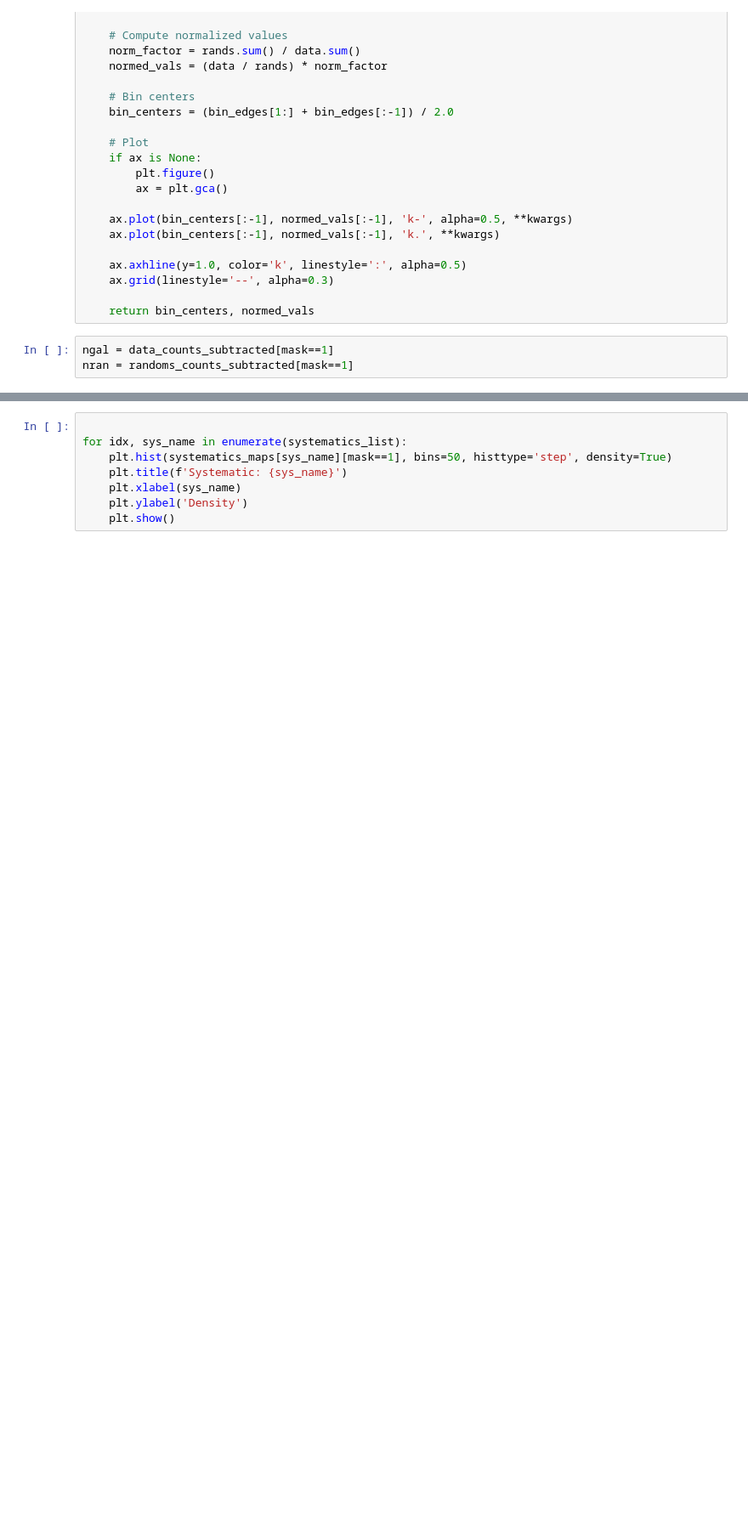
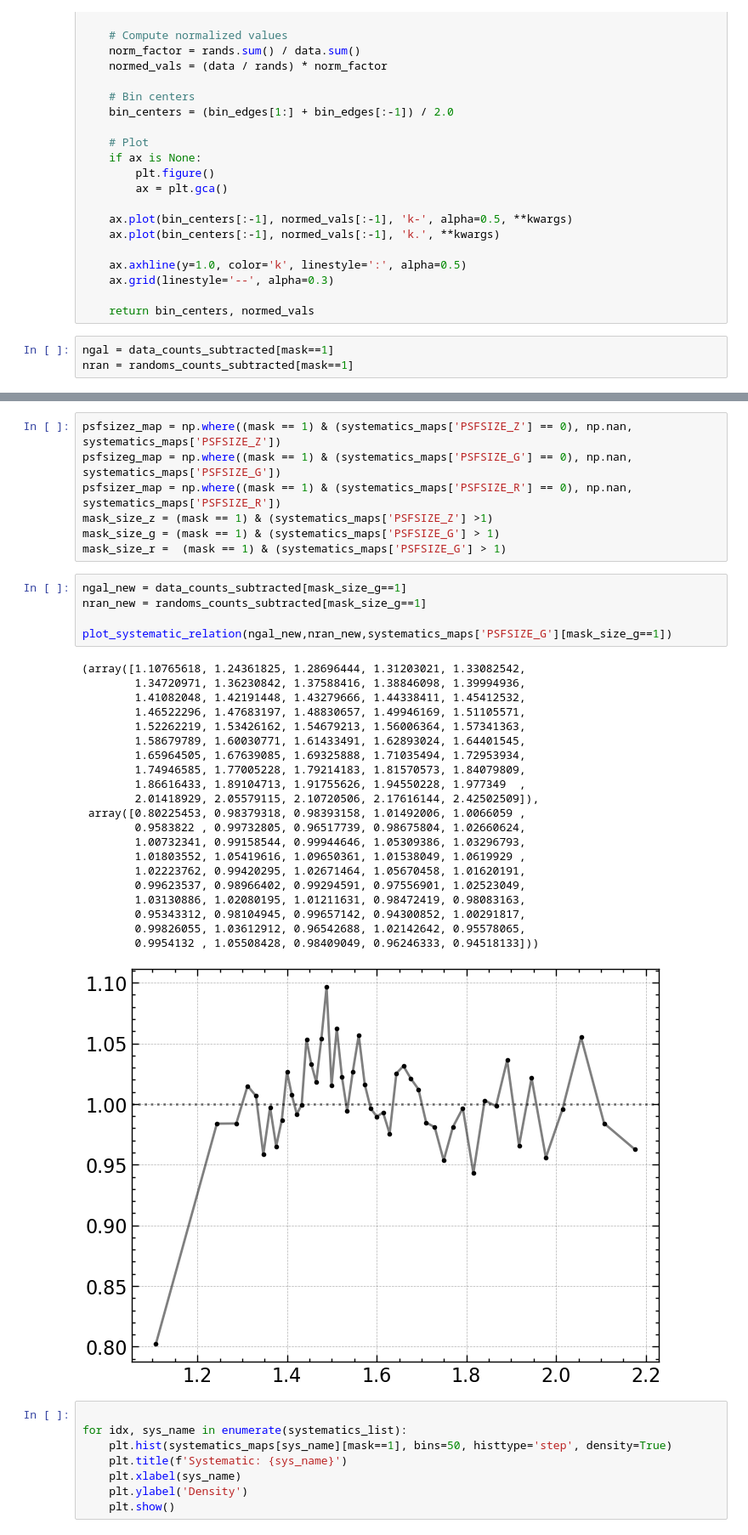
Before and after one commit to Shin107/DESILegacy-PECVEL, a Jupyter notebook: notebooks/regression_systematics.ipynb, the cells around one changed output, grey strips where cells are left out. Shown at 85% size. Drawn from its saved outputs; the diff is of its cells as text; blank space fills up the shorter version.

Commit message:
systematics in PSFSIZE

```diff
--- a/notebooks/regression_systematics.ipynb
+++ b/notebooks/regression_systematics.ipynb
@@ -115,3 +117,37 @@ plt.show()
+# %%
+psfsizez_map = np.where((mask == 1) & (systematics_maps['PSFSIZE_Z'] == 0), np.nan, systematics_maps['PSFSIZE_Z'])
+psfsizeg_map = np.where((mask == 1) & (systematics_maps['PSFSIZE_G'] == 0), np.nan, systematics_maps['PSFSIZE_G'])
+psfsizer_map = np.where((mask == 1) & (systematics_maps['PSFSIZE_R'] == 0), np.nan, systematics_maps['PSFSIZE_R'])
+mask_size_z = (mask == 1) & (systematics_maps['PSFSIZE_Z'] >1)
+mask_size_g = (mask == 1) & (systematics_maps['PSFSIZE_G'] > 1)
+mask_size_r =  (mask == 1) & (systematics_maps['PSFSIZE_G'] > 1)
+# %%
+ngal_new = data_counts_subtracted[mask_size_g==1]
+nran_new = randoms_counts_subtracted[mask_size_g==1]
+
+plot_systematic_relation(ngal_new,nran_new,systematics_maps['PSFSIZE_G'][mask_size_g==1])
+# %% [output]
+(array([1.10765618, 1.24361825, 1.28696444, 1.31203021, 1.33082542,
+        1.34720971, 1.36230842, 1.37588416, 1.38846098, 1.39994936,
+        1.41082048, 1.42191448, 1.43279666, 1.44338411, 1.45412532,
+        1.46522296, 1.47683197, 1.48830657, 1.49946169, 1.51105571,
+        1.52262219, 1.53426162, 1.54679213, 1.56006364, 1.57341363,
+        1.58679789, 1.60030771, 1.61433491, 1.62893024, 1.64401545,
+        1.65964505, 1.67639085, 1.69325888, 1.71035494, 1.72953934,
+        1.74946585, 1.77005228, 1.79214183, 1.81570573, 1.84079809,
+        1.86616433, 1.89104713, 1.91755626, 1.94550228, 1.977349  ,
+        2.01418929, 2.05579115, 2.10720506, 2.17616144, 2.42502509]),
+ array([0.80225453, 0.98379318, 0.98393158, 1.01492006, 1.0066059 ,
+        0.9583822 , 0.99732805, 0.96517739, 0.98675804, 1.02660624,
+        1.00732341, 0.99158544, 0.99944646, 1.05309386, 1.03296793,
+        1.01803552, 1.05419616, 1.09650361, 1.01538049, 1.0619929 ,
+        1.02223762, 0.99420295, 1.02671464, 1.05670458, 1.01620191,
+        0.99623537, 0.98966402, 0.99294591, 0.97556901, 1.02523049,
+        1.03130886, 1.02080195, 1.01211631, 0.98472419, 0.98083163,
+        0.95343312, 0.98104945, 0.99657142, 0.94300852, 1.00291817,
+        0.99826055, 1.03612912, 0.96542688, 1.02142642, 0.95578065,
+        0.9954132 , 1.05508428, 0.98409049, 0.96246333, 0.94518133]))
+[figure, added]
 # %%
 
 for idx, sys_name in enumerate(systematics_list):
```
Also changed, not shown: parts of 1 cell of this notebook.
